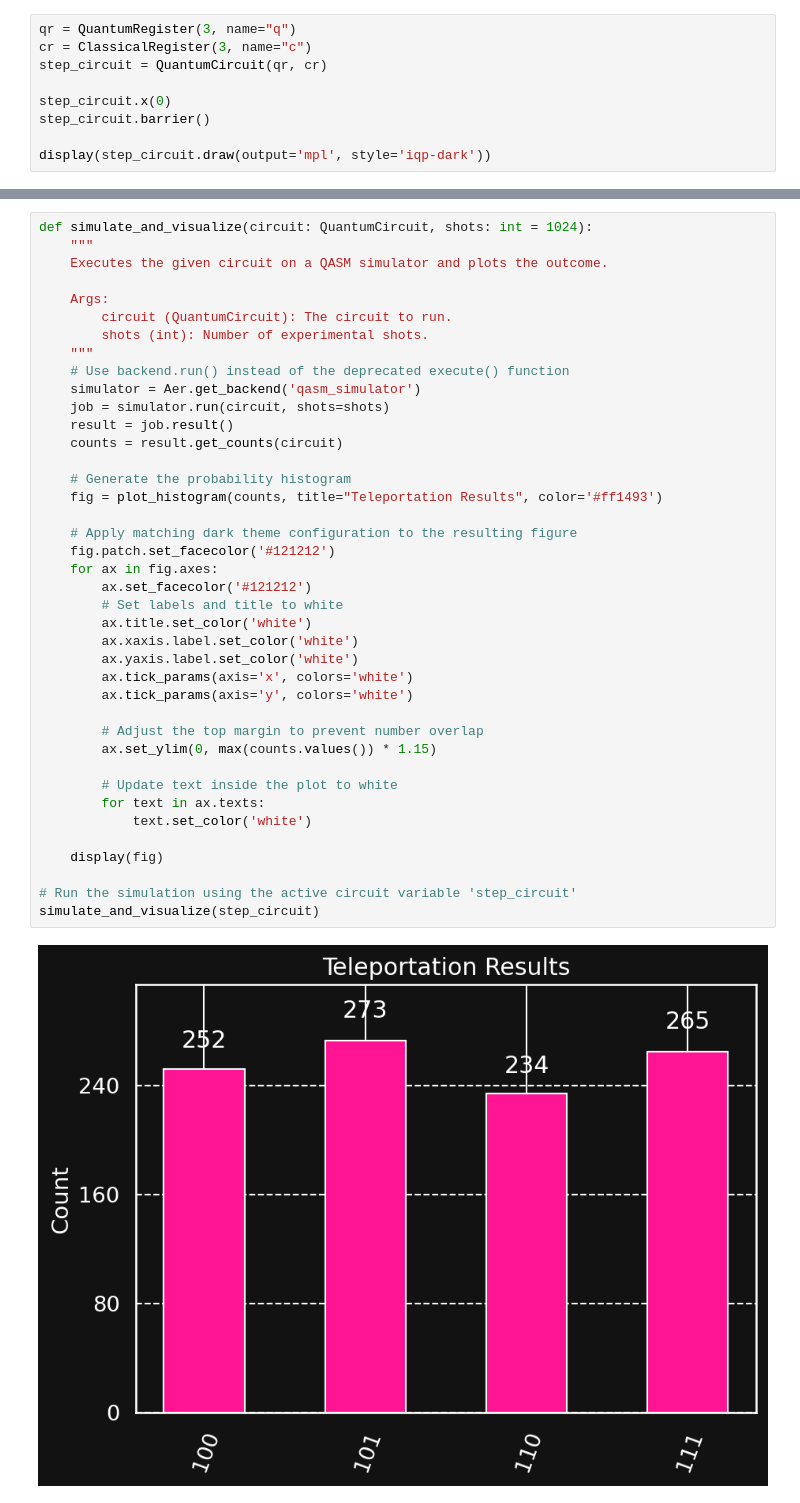
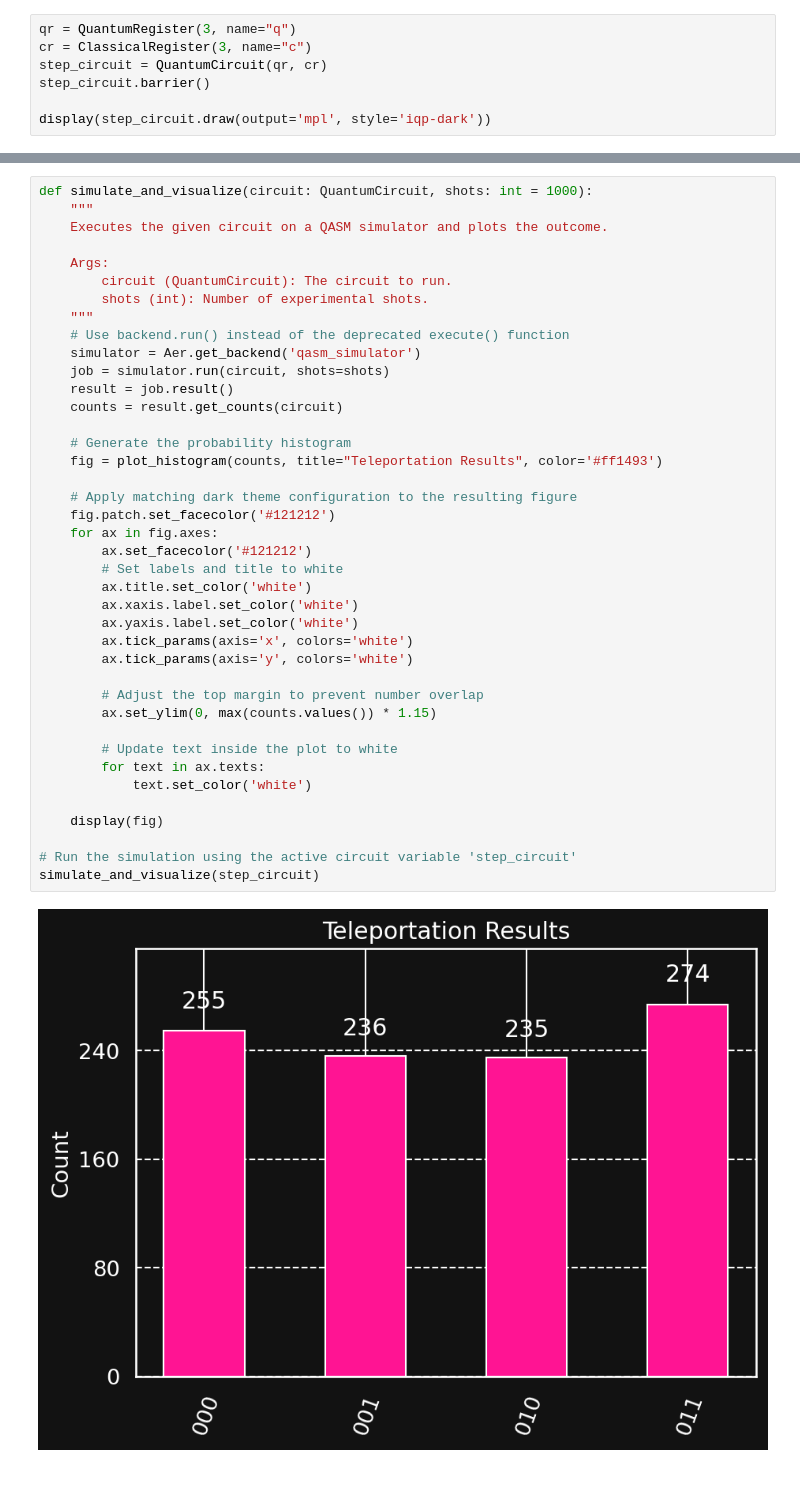
Before and after one commit to AngelGab3/Quantum-Computing, a Jupyter notebook: Quantum_Teleportation.ipynb, the cells around one changed output, grey strips where cells are left out. Saved outputs shown, nothing was run; the diff lists cells and outputs as text.

```diff
--- a/Quantum_Teleportation.ipynb
+++ b/Quantum_Teleportation.ipynb
@@ -36,8 +55,6 @@ Preparamos el qubit $q_0$ en el estado que queremos teletransportar (en este cas
 qr = QuantumRegister(3, name="q")
 cr = ClassicalRegister(3, name="c")
 step_circuit = QuantumCircuit(qr, cr)
-
-step_circuit.x(0)
 step_circuit.barrier()
 
 display(step_circuit.draw(output='mpl', style='iqp-dark'))
@@ -97,5 +134,5 @@ display(step_circuit.draw(output='mpl', style='iqp-dark'))
 # %%
-def simulate_and_visualize(circuit: QuantumCircuit, shots: int = 1024):
+def simulate_and_visualize(circuit: QuantumCircuit, shots: int = 1000):
     """
     Executes the given circuit on a QASM simulator and plots the outcome.
 
@@ -108,31 +145,31 @@ def simulate_and_visualize(circuit: QuantumCircuit, shots: int = 1024):
     job = simulator.run(circuit, shots=shots)
     result = job.result()
     counts = result.get_counts(circuit)
 
     # Generate the probability histogram
     fig = plot_histogram(counts, title="Teleportation Results", color='#ff1493')
 
     # Apply matching dark theme configuration to the resulting figure
     fig.patch.set_facecolor('#121212')
     for ax in fig.axes:
         ax.set_facecolor('#121212')
         # Set labels and title to white
         ax.title.set_color('white')
         ax.xaxis.label.set_color('white')
         ax.yaxis.label.set_color('white')
         ax.tick_params(axis='x', colors='white')
         ax.tick_params(axis='y', colors='white')
 
         # Adjust the top margin to prevent number overlap
         ax.set_ylim(0, max(counts.values()) * 1.15)
 
         # Update text inside the plot to white
         for text in ax.texts:
             text.set_color('white')
 
     display(fig)
 
 # Run the simulation using the active circuit variable 'step_circuit'
 simulate_and_visualize(step_circuit)
 # %% [output]
-[figure, old version]
+[figure, new version]
```
Also changed, not shown: parts of 20 cells of this notebook.
